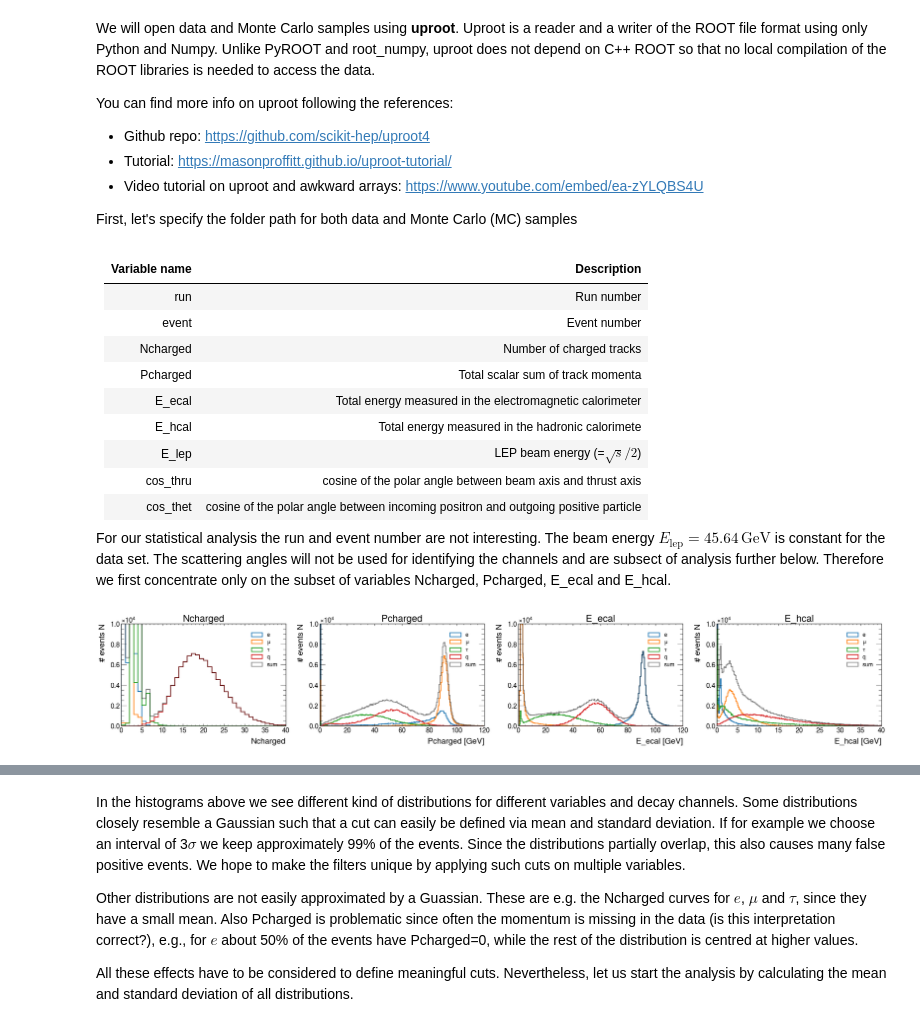
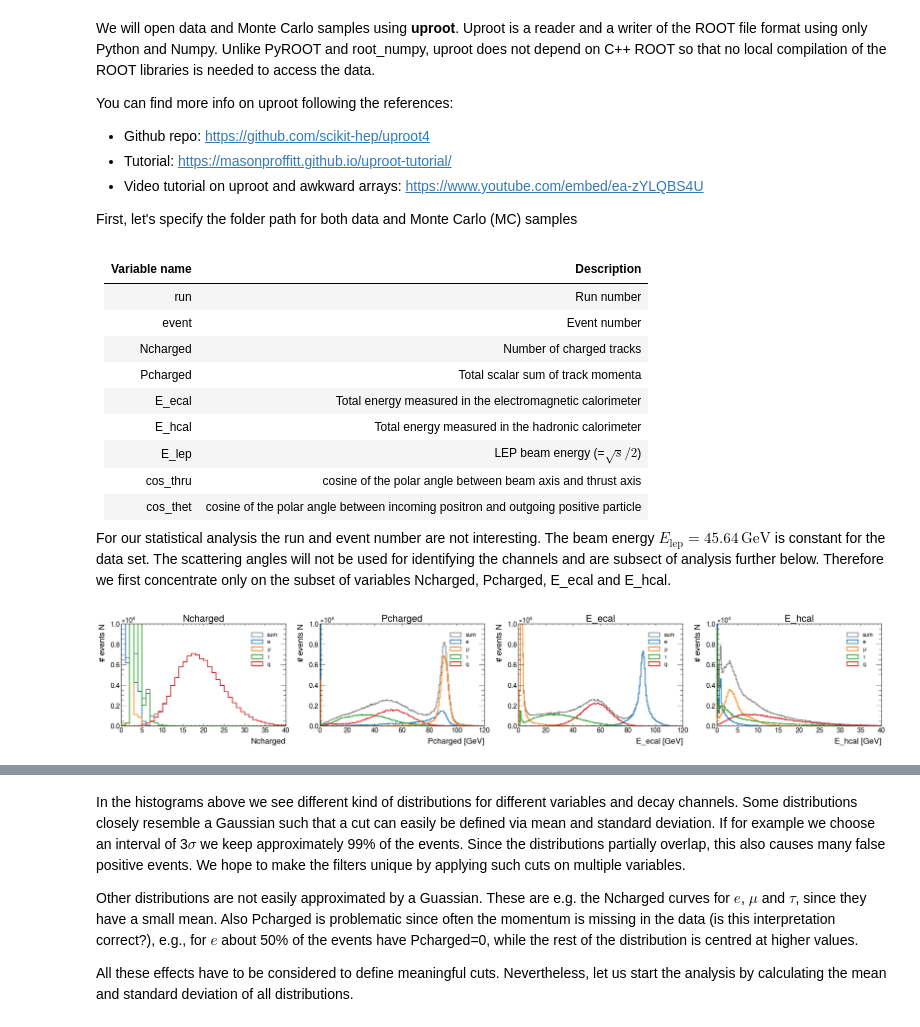
Before and after one commit to nicolaigoelz/z0-precisionmeasurement, a Jupyter notebook: z0_experiment.ipynb, the cells around one changed output, grey strips where cells are left out. Saved outputs shown, nothing was run; the diff lists cells and outputs as text; code cells hidden in the pictures.

```diff
--- a/z0_experiment.ipynb
+++ b/z0_experiment.ipynb
@@ -28,6 +28,7 @@ You can find more info on uproot following the references:
 
 First, let's specify the folder path for both data and Monte Carlo (MC) samples
 # %%
+# Read the Monte Carlo data
 path_mc = 'opal_data/mc/'
 
 # Open the files
@@ -65,7 +66,8 @@ for variable in variable_names:
     array_qq[variable] = ak.to_numpy(branches_qq[variable])
     array_tot[variable] = ak.to_numpy(branches_tot[variable])
 
-channels = ['ee', 'mm', 'tt', 'qq']
+all_channels = ['tot', 'ee', 'mm', 'tt', 'qq']
+dist_channels = ['ee', 'mm', 'tt', 'qq']
 array = {'ee' : array_ee,
          'mm' : array_mm,
          'tt' : array_tt,
@@ -83,7 +85,7 @@ array = {'ee' : array_ee,
 | Ncharged | Number of charged tracks |
 | Pcharged | Total scalar sum of track momenta |
 | E_ecal| Total energy measured in the electromagnetic calorimeter |
-| E_hcal | Total energy measured in the hadronic calorimete |
+| E_hcal | Total energy measured in the hadronic calorimeter |
 | E_lep | LEP beam energy (=$\sqrt{s}/2$) |
 | cos_thru | cosine of the polar angle between beam axis and thrust axis |
 | cos_thet | cosine of the polar angle between incoming positron and outgoing positive particle |
@@ -91,50 +93,67 @@ array = {'ee' : array_ee,
 
 For our statistical analysis the run and event number are not interesting. The beam energy $E_\mathrm{lep}=45.64\,\mathrm{GeV}$ is constant for the data set. The scattering angles will not be used for identifying the channels and are subsect of analysis further below. Therefore we first concentrate only on the subset of variables Ncharged, Pcharged, E_ecal and E_hcal.
 # %%
-# for now, we are interested only in this subset
-variables = variable_names[2:6]
-units = ['', ' [GeV]', ' [GeV]', ' [GeV]']  # corresponding units
+### We define set of variables of interest
+### and corresponding dictionaries of plot settings, etc.
+variables = ['Ncharged', 'Pcharged', 'E_ecal', 'E_hcal']
 
-# bins for histogramms
+# units corresponding to the variables
+unit = {'Ncharged' : '',
+         'Pcharged' : ' [GeV]',
+         'E_ecal' : ' [GeV]',
+         'E_hcal' : ' [GeV]'}
+
+# bins for histograms
 bins_mc = {'Ncharged' : np.linspace(0, 40, 41),
            'Pcharged' : np.linspace(0, 120, 201),
            'E_ecal' : np.linspace(0, 120, 201),
            'E_hcal' : np.linspace(0, 40, 201)}
 
-
 # limits for the plots
-ylims_mc = [(0, 1e4), (0, 1e4), (0, 1e4), (0, 1e4)]
-
-# plot style of ATLAS
-plt.style.use(mplhep.style.ATLAS)
+ylims_mc = {'Ncharged' : (0, 1e4),
+            'Pcharged' : (0, 1e4),
+            'E_ecal' : (0, 1e4),
+            'E_hcal' : (0, 1e4)}
 
 
+### Dictionaries concerning different channels
+plot_label = {'ee' : r'$e$',
+              'mm' : r'$\mu$',
+              'tt' : r'$\tau$',
+              'qq' : r'$q$',
+              'tot' : 'sum'}
+
+color = {'ee' : 'tab:blue',
+         'mm' : 'tab:orange',
+         'tt' : 'tab:green',
+         'qq' : 'tab:red',
+         'tot' : 'grey'}
+
+
+### plotting
+plt.style.use(mplhep.style.ATLAS)  # plot style of ATLAS
 fig, axes = plt.subplots(1, 4, figsize=(28, 5))
 
+# plot histograms for all variables and channels
+for (i, variable) in zip(range(4), variables):
+    for channel in all_channels:
+        axes[i].hist(array[channel][variable],
+                     bins=bins_mc[variable],
+                     histtype='step',
+                     linewidth=2,
+                     color=color[channel],
+                     label=plot_label[channel])
 
-for (i, variable) in zip(range(4), variables):
-    # plot distributions
-    axes[i].hist(array_ee[variable], bins=bins_mc[variable],
-                 histtype='step', linewidth=2, label=r'$e$')
-    axes[i].hist(array_mm[variable], bins=bins_mc[variable],
-                 histtype='step', linewidth=2, label=r'$\mu$')
-    axes[i].hist(array_tt[variable], bins=bins_mc[variable],
-                 histtype='step', linewidth=2, label=r'$\tau$')
-    axes[i].hist(array_qq[variable], bins=bins_mc[variable],
-                 histtype='step', linewidth=2, label=r'$q$')
-    axes[i].hist(array_tot[variable], bins=bins_mc[variable],
-                 histtype='step', linewidth=2, label=r'$sum$',
-                 color='black', alpha=0.5)
 
     # plot settings
-    axes[i].set_ylim(ylims_mc[i])
+    axes[i].set_ylim(ylims_mc[variable])
     axes[i].set_title(variable)
-    axes[i].set_xlabel(variable + units[i])
+    axes[i].set_xlabel(variable + unit[variable])
     axes[i].set_ylabel(r'# events $N$')
     axes[i].legend()
 
 
 plt.tight_layout()
 plt.show()
 # %% [output]
-[figure, old version]
+[figure, new version]
```
Also changed, not shown: parts of 33 cells of this notebook.
